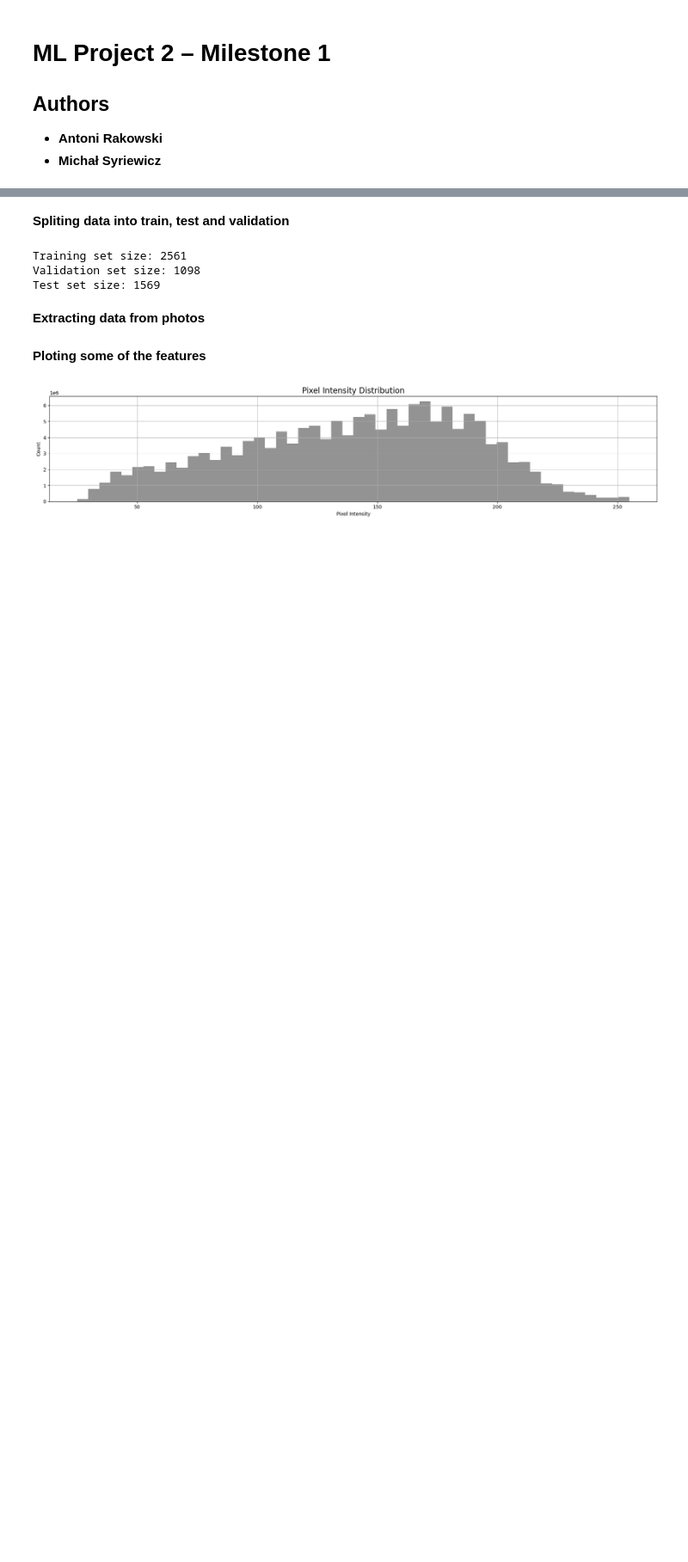
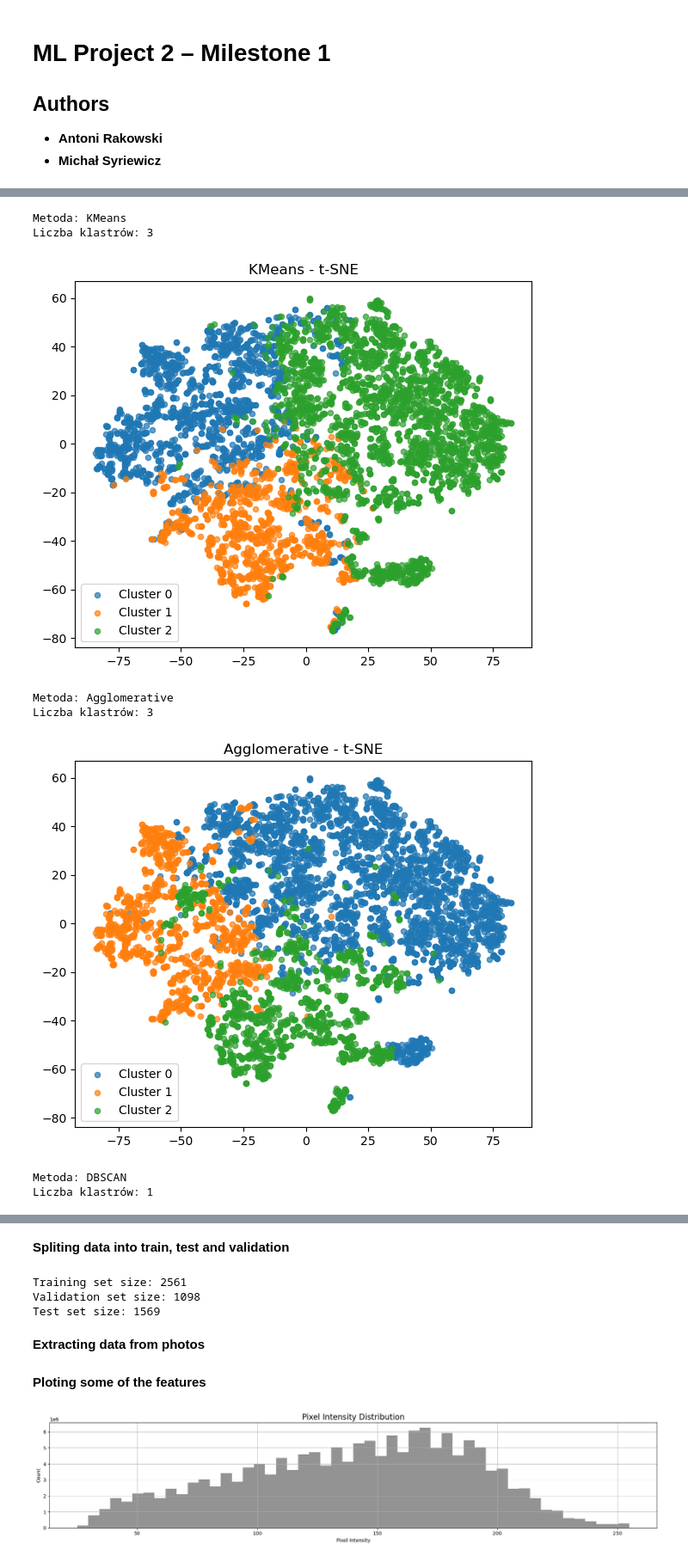
Before and after one commit to Micaet/ML_Project_2, a Jupyter notebook: EDA.ipynb, the cells around one changed output, grey strips where cells are left out. Shown at 86% size. Cells and saved outputs as stored; diff of their text form; code cells hidden in the pictures; blank space fills up the shorter version.

```diff
--- a/EDA.ipynb
+++ b/EDA.ipynb
@@ -43,0 +99,14 @@ base_dir = "clean_data"
+# %%
+paths = glob(os.path.join(base_dir, "*"))
+
+
+all_features = []
+for path in paths:
+    feats = extract_features(path)
+    if feats is None:
+        print(f"Nie można wczytać obrazu: {path}")
+        continue
+    all_features.append(feats)
+
+print(f"Liczba przetworzonych obrazów: {len(all_features)}")
+print(f"Przykładowe cechy pierwszego obrazu:\n{all_features[0]}")
@@ -43,0 +117,58 @@ base_dir = "clean_data"
+# %%
+X = np.array(all_features)
+
+# Skalowanie
+scaler = StandardScaler()
+X_scaled = scaler.fit_transform(X)
+
+# Funkcja do rysowania
+def plot_clusters(X_red, labels, title):
+    plt.figure(figsize=(6,5))
+    unique_labels = np.unique(labels)
+    for lbl in unique_labels:
+        if lbl == -1:
+            color = 'k'
+            label = 'Noise'
+        else:
+            color = plt.cm.tab10(lbl % 10)
+            label = f'Cluster {lbl}'
+        plt.scatter(X_red[labels == lbl, 0], X_red[labels == lbl, 1],
+                    c=[color], label=label, s=20, alpha=0.7)
+    plt.title(title)
+    plt.legend()
+    plt.tight_layout()
+    plt.show()
+
+# Modele klastrowania
+cluster_models = {
+    "KMeans": KMeans(n_clusters=3, random_state=42),
+    "Agglomerative": AgglomerativeClustering(n_clusters=3),
+    "DBSCAN": DBSCAN(eps=20, min_samples=3),
+    "BIRCH": Birch(n_clusters=3),
+    "MeanShift": MeanShift(),
+    "GMM": GaussianMixture(n_components=3, random_state=42),
+    "MiniBatchKMeans": MiniBatchKMeans(n_clusters=3, random_state=42)
+}
+
+for name, model in cluster_models.items():
+    print(f"Metoda: {name}")
+    if name == "GMM":
+        labels = model.fit_predict(X_scaled)
+    else:
+        labels = model.fit_predict(X_scaled)
+    print(f"Liczba klastrów: {len(np.unique(labels))}")
+
+    # Liczymy t-SNE tylko dla tego modelu, by od razu mieć redukcję do rysowania
+    tsne = TSNE(n_components=2, random_state=42, perplexity=30)
+    X_tsne = tsne.fit_transform(X_scaled)
+
+    plot_clusters(X_tsne, labels, f"{name} - t-SNE")
+# %% [output]
+Metoda: KMeans
+Liczba klastrów: 3
+[figure, added]
+Metoda: Agglomerative
+Liczba klastrów: 3
+[figure, added]
+Metoda: DBSCAN
+Liczba klastrów: 1
```
Also changed, not shown: parts of 5 cells of this notebook.
